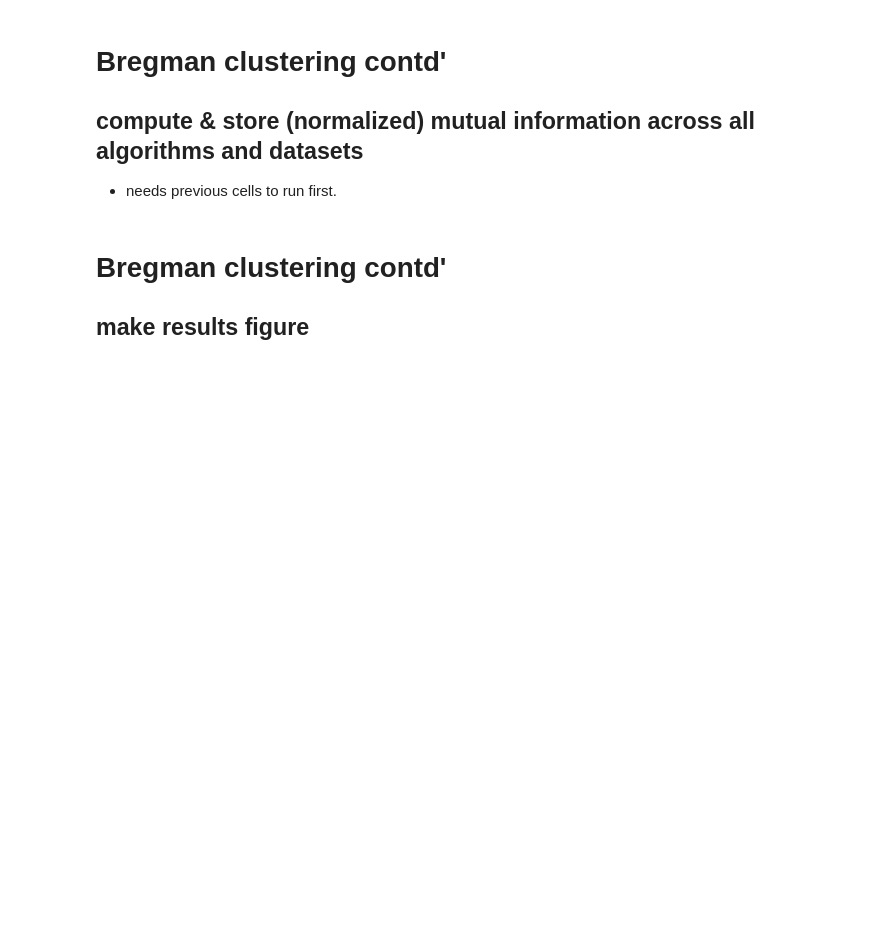
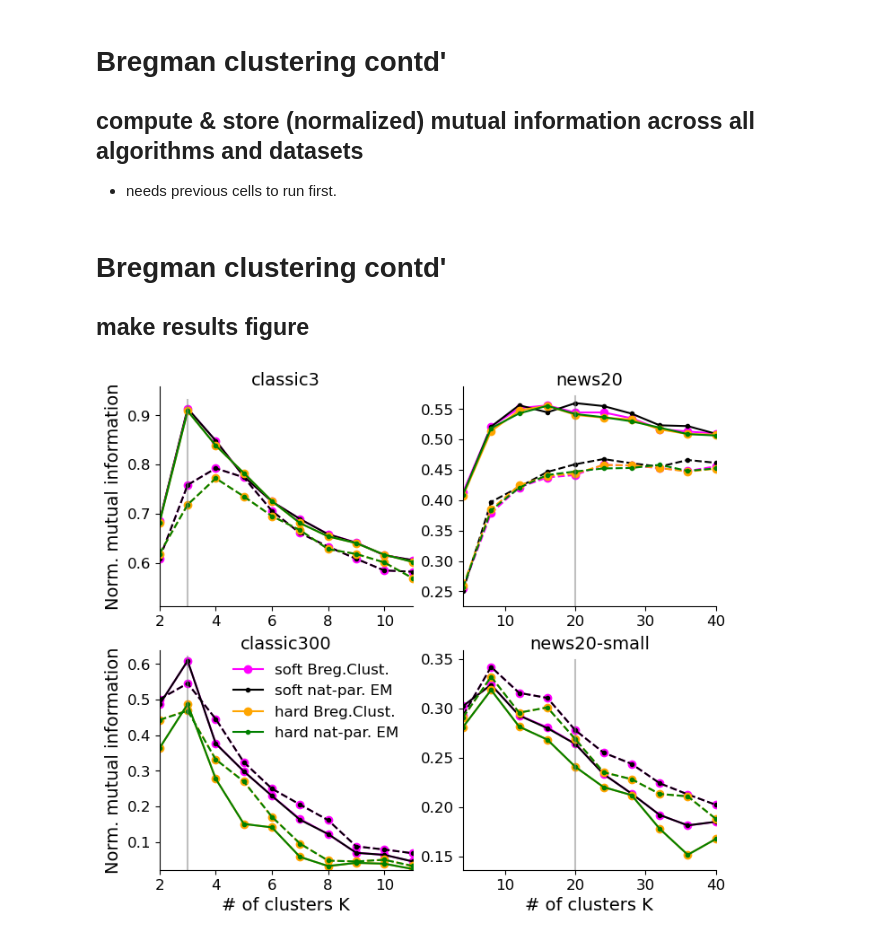
Before and after one commit to mnonnenm/vonMisesFisher_negativeEntropy, a Jupyter notebook: experiments.ipynb, the cells around one changed output. Saved outputs shown, nothing was run; the diff lists cells and outputs as text; code cells hidden in the pictures; blank space fills up the shorter version.

```diff
--- a/experiments.ipynb
+++ b/experiments.ipynb
@@ -524,14 +518,14 @@ def get_fn_roots(n_repets, version):
 fn_rootroot = 'results/classic3_'
 K_range = np.arange(2,12,1)
 n_repets = 10
-version = 1
+version = 0
 seed = 0
 
 X, labels, dictionary = load_classic3_sklearn()
 class_true = sum([ (1.*i) * (labels==np.unique(labels)[i]) for i in range(len(np.unique(labels)))])
 
 fn_roots = get_fn_roots(n_repets, version)
-MIs_classic3 = get_MIs(fn_rootroot, fn_roots, n_repets, K_range, class_true, NMI=True)
+MIs_classic3 = get_MIs(fn_rootroot, fn_roots, n_repets, K_range, class_true, NMI=False)
 
 plt.figure(figsize=(6,4))
 clrs = ['b', 'magenta', 'magenta', 'black', 'black', 'orange', 'orange', 'green', 'green' ]
@@ -544,8 +538,8 @@ plt.xlabel('K')
 plt.ylabel('NMI')
 plt.show()
 
-np.save(f'{fn_rootroot}NMIs_{n_repets}repets_seed_0_v{version}__K{min(K_range)}_{max(K_range)}', MIs_classic3)
-np.save(f'{fn_rootroot}NMIs_{n_repets}repets_seed_0_v{version}__K{min(K_range)}_{max(K_range)}',
+np.save(f'{fn_rootroot}MIs_{n_repets}repets_seed_0_v{version}__K{min(K_range)}_{max(K_range)}', MIs_classic3)
+np.save(f'{fn_rootroot}MIs_{n_repets}repets_seed_0_v{version}__K{min(K_range)}_{max(K_range)}',
         {'MIs' : MIs_classic3,
          'algorithms' : fn_roots,
          'K_range' : K_range,
@@ -556,14 +550,14 @@ np.save(f'{fn_rootroot}NMIs_{n_repets}repets_seed_0_v{version}__K{min(K_range)}_
 fn_rootroot = 'results/classic300_'
 K_range = np.arange(2,12,1)
 n_repets = 10
-version = 1
+version = 0
 seed = 0
 
 X, labels, dictionary = load_classic3_sklearn(classic300=True, min_df=2, max_df=0.15)
 class_true = sum([ (1.*i) * (labels==np.unique(labels)[i]) for i in range(len(np.unique(labels)))])
 
 fn_roots = get_fn_roots(n_repets, version)
-MIs_classic300 = get_MIs(fn_rootroot, fn_roots, n_repets, K_range, class_true, NMI=True)
+MIs_classic300 = get_MIs(fn_rootroot, fn_roots, n_repets, K_range, class_true, NMI=False)
 
 plt.figure(figsize=(6,4))
 clrs = ['b', 'magenta', 'magenta', 'black', 'black', 'orange', 'orange', 'green', 'green' ]
@@ -577,8 +571,8 @@ plt.ylabel('NMI')
 #plt.legend()
 plt.show()
 
-np.save(f'{fn_rootroot}NMIs_{n_repets}repets_seed_0_v{version}__K{min(K_range)}_{max(K_range)}', MIs_classic300)
-np.save(f'{fn_rootroot}NMIs_{n_repets}repets_seed_0_v{version}__K{min(K_range)}_{max(K_range)}',
+np.save(f'{fn_rootroot}MIs_{n_repets}repets_seed_0_v{version}__K{min(K_range)}_{max(K_range)}', MIs_classic300)
+np.save(f'{fn_rootroot}MIs_{n_repets}repets_seed_0_v{version}__K{min(K_range)}_{max(K_range)}',
         {'MIs' : MIs_classic300,
          'algorithms' : fn_roots,
          'K_range' : K_range,
@@ -589,14 +583,14 @@ np.save(f'{fn_rootroot}NMIs_{n_repets}repets_seed_0_v{version}__K{min(K_range)}_
 fn_rootroot = 'results/news20_'
 K_range = np.arange(4,41,4)
 n_repets = 10
-version = 1
+version = 0
 seed = 0
 
 X, labels, dictionary = load_news20_sklearn()
 class_true = sum([ (1.*i) * (labels==np.unique(labels)[i]) for i in range(len(np.unique(labels)))])
 
 fn_roots = get_fn_roots(n_repets, version)
-MIs_news20 = get_MIs(fn_rootroot, fn_roots, n_repets, K_range, class_true, NMI=True)
+MIs_news20 = get_MIs(fn_rootroot, fn_roots, n_repets, K_range, class_true, NMI=False)
 
 plt.figure(figsize=(6,4))
 clrs = ['b', 'magenta', 'magenta', 'black', 'black', 'orange', 'orange', 'green', 'green' ]
@@ -610,8 +604,8 @@ plt.ylabel('NMI')
 #plt.legend()
 plt.show()
 
-np.save(f'{fn_rootroot}NMIs_{n_repets}repets_seed_0_v{version}__K{min(K_range)}_{max(K_range)}', MIs_news20)
-np.save(f'{fn_rootroot}NMIs_{n_repets}repets_seed_0_v{version}__K{min(K_range)}_{max(K_range)}',
+np.save(f'{fn_rootroot}MIs_{n_repets}repets_seed_0_v{version}__K{min(K_range)}_{max(K_range)}', MIs_news20)
+np.save(f'{fn_rootroot}MIs_{n_repets}repets_seed_0_v{version}__K{min(K_range)}_{max(K_range)}',
         {'MIs' : MIs_news20,
          'algorithms' : fn_roots,
          'K_range' : K_range,
@@ -622,13 +616,13 @@ np.save(f'{fn_rootroot}NMIs_{n_repets}repets_seed_0_v{version}__K{min(K_range)}_
 fn_rootroot = 'results/news20small_'
 K_range = np.arange(4,41,4)
 n_repets = 10
-version = 1
+version = 0
 seed = 0
 X, labels, dictionary = load_news20_sklearn(news20_small=True, min_df=2, max_df=0.15)
 class_true = sum([ (1.*i) * (labels==np.unique(labels)[i]) for i in range(len(np.unique(labels)))])
 
 fn_roots = get_fn_roots(n_repets, version)
-MIs_news20small = get_MIs(fn_rootroot, fn_roots, n_repets, K_range, class_true, NMI=True)
+MIs_news20small = get_MIs(fn_rootroot, fn_roots, n_repets, K_range, class_true, NMI=False)
 
 plt.figure(figsize=(6,4))
 clrs = ['b', 'magenta', 'magenta', 'black', 'black', 'orange', 'orange', 'green', 'green' ]
@@ -642,8 +636,8 @@ plt.ylabel('NMI')
 #plt.legend()
 plt.show()
 
-np.save(f'{fn_rootroot}NMIs_{n_repets}repets_seed_0_v{version}__K{min(K_range)}_{max(K_range)}', MIs_news20small)
-np.save(f'{fn_rootroot}NMIs_{n_repets}repets_seed_0_v{version}__K{min(K_range)}_{max(K_range)}',
+np.save(f'{fn_rootroot}MIs_{n_repets}repets_seed_0_v{version}__K{min(K_range)}_{max(K_range)}', MIs_news20small)
+np.save(f'{fn_rootroot}MIs_{n_repets}repets_seed_0_v{version}__K{min(K_range)}_{max(K_range)}',
         {'MIs' : MIs_news20small,
          'algorithms' : fn_roots,
          'K_range' : K_range,
@@ -683,7 +677,7 @@ Kminmax= [[2,11], [4,40]]
 true_Ks = [3, 20]
 
 n_repets = 10
-version = 1
+version = 0
 seed = 0
 
 clrs = ['b', 'magenta', 'magenta', 'black', 'black', 'orange', 'orange', 'green', 'green' ]
@@ -708,30 +702,32 @@ for j in range(len(fn_rootroots)): # over datasets
 
         for f in range(len(alg_names)):
             if alg_names[f] == 'spkmeans':
                 pass
             elif lnstl[f] == '-':
                 plt.plot(out['K_range'], out['MIs'].mean(axis=1)[f], label=alg_names_disp[f],
                          color=clrs[f], linestyle=lnstl[f], marker=mrkrs[f])
             else:
                 plt.plot(out['K_range'], out['MIs'].mean(axis=1)[f],
                          color=clrs[f], linestyle=lnstl[f], marker=mrkrs[f])
         plt.title(dataset_names_dips[2*j+i], fontsize=fontsize, y=0.97)
         plt.xlim([Kminmax[j][0], Kminmax[j][1]])
         plt.plot([true_Ks[j], true_Ks[j]], [0.9*out['MIs'].mean(axis=1).min(), 1.02*out['MIs'].mean(axis=1).max()],
                  color='gray', alpha=0.5)
         plt.ylim([0.9*out['MIs'].mean(axis=1).min(), 1.05*out['MIs'].mean(axis=1).max()])
         plt.yticks(fontsize=ticksize)
         plt.xticks(fontsize=ticksize)
         if i == 1 and j == 0:
             plt.legend(fontsize=ticksize, frameon=False)
         if j == 0:
             plt.ylabel('Norm. mutual information', fontsize=fontsize)
         if i == 1:
             plt.xlabel('# of clusters K', fontsize=fontsize)
 
 for i in range(4):
     ax = plt.subplot(2,2,i+1)
     ax.spines[['right', 'top']].set_visible(False)
 
 plt.savefig('fig3.pdf', bbox_inches='tight')
 plt.show()
+# %% [output]
+[figure, added]
```
Also changed, not shown: parts of 25 cells of this notebook.
